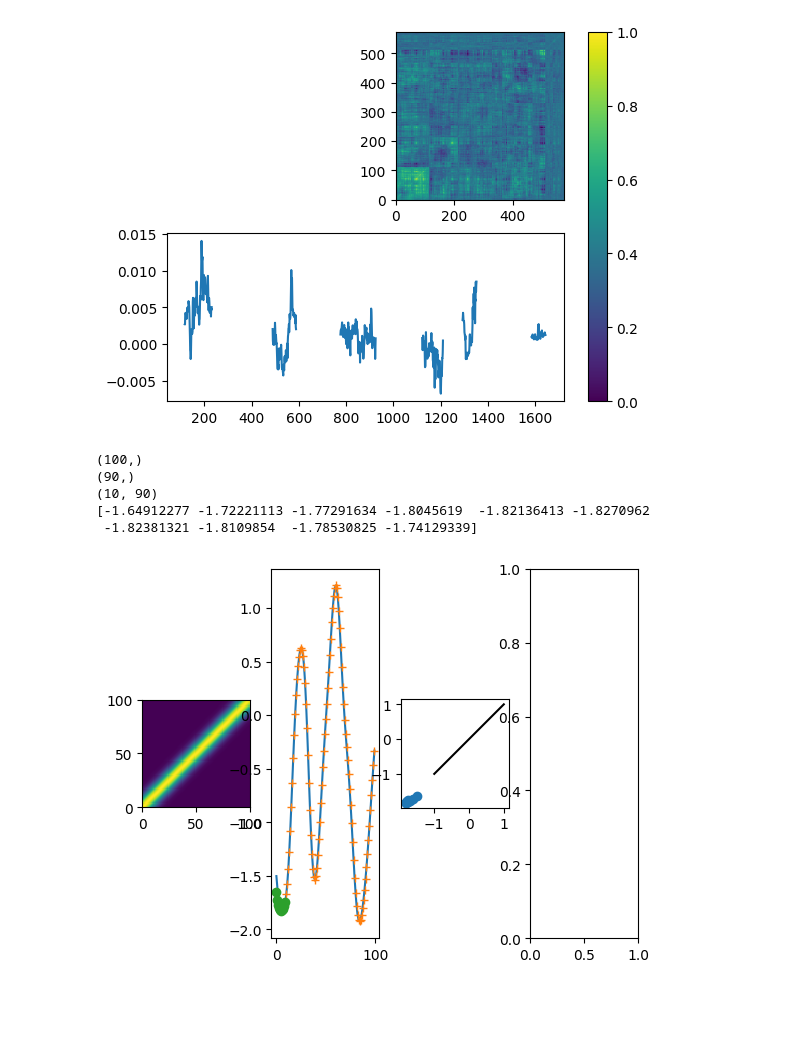
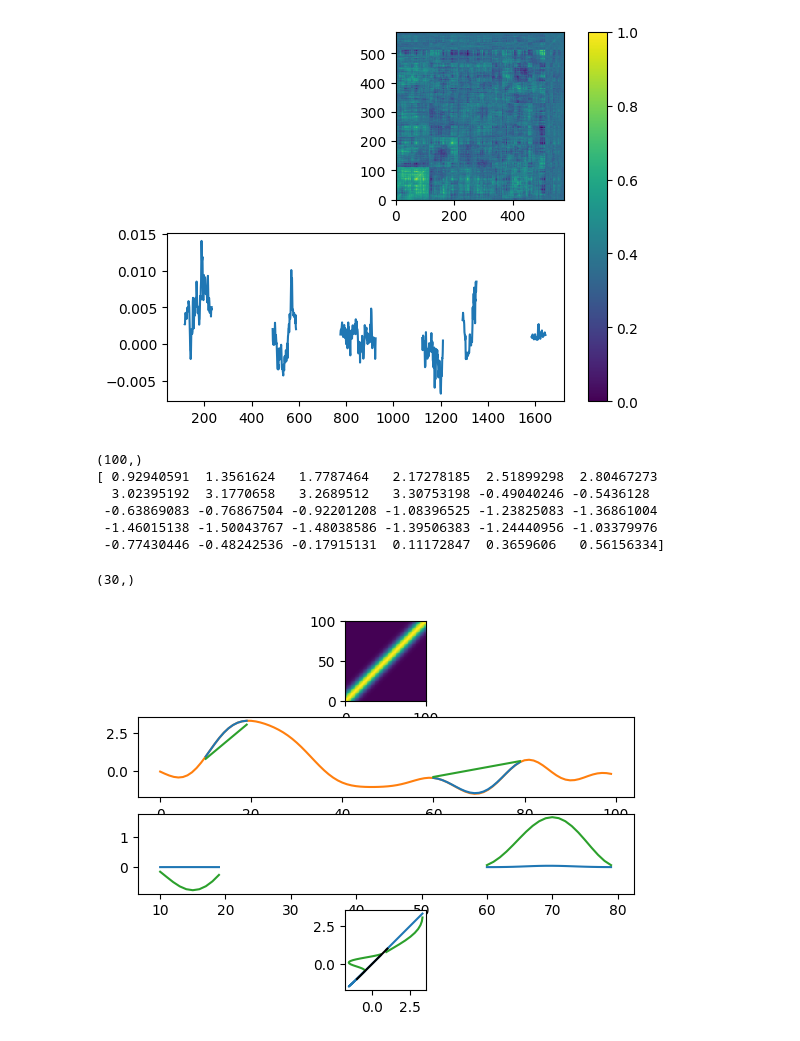
Before and after one commit to swegger/ReadMaestro, a Jupyter notebook: readExample.ipynb, the cells around one changed output. Drawn from its saved outputs; the diff is of its cells as text; code cells hidden in the pictures; blank space fills up the shorter version.

```diff
--- a/readExample.ipynb
+++ b/readExample.ipynb
@@ -189,7 +186,8 @@ print(x.shape)
 
 t = np.arange(Ntest)
 y = np.ones_like(mu_test, dtype=bool)
-y[0:10] = False
+y[10:20] = False
+y[60:80] = False
 q = sum(y)
 f = x[y]
 # muObs = mu_test[y]
@@ -206,28 +204,44 @@ mu_, a, b, c = purs.conditionalGaussian(mu_test,Sig,f,x_indices=y,obsNoise=0.000
 print(mu_)
 # %% [output]
 (100,)
-(90,)
-(10, 90)
-[-1.64912277 -1.72221113 -1.77291634 -1.8045619  -1.82136413 -1.8270962
- -1.82381321 -1.8109854  -1.78530825 -1.74129339]
+[ 0.92940591  1.3561624   1.7787464   2.17278185  2.51899298  2.80467273
+  3.02395192  3.1770658   3.2689512   3.30753198 -0.49040246 -0.5436128
+ -0.63869083 -0.76867504 -0.92201208 -1.08396525 -1.23825083 -1.36861004
+ -1.46015138 -1.50043767 -1.48038586 -1.39506383 -1.24440956 -1.03379976
+ -0.77430446 -0.48242536 -0.17915131  0.11172847  0.3659606   0.56156334]
+# %%
+# Test linear interpolation
+yinterp = np.interp(t[np.logical_not(y)], t[y], x[y])
+print(yinterp.shape)
+# %% [output]
+(30,)
 # %%
-fig, axes = plt.subplots(nrows=1, ncols=4)
+fig, axes = plt.subplots(nrows=4, ncols=1)
 axes[0].pcolor(Sig)
 axes[0].set_aspect('equal', 'box')
 #axes[1].pcolor(SigUnObs)
 #axes[1].set_aspect('equal', 'box')
 #axes[2].pcolor(SigObsObs)
 #xes[2].set_aspect('equal', 'box')
 #axes[3].pcolor(temp.T)
-axes[1].plot(t,x)
-axes[1].plot(t[y],f,'+')
-axes[1].plot(t[np.logical_not(y)],mu_,'o')
-#axes[2].plot(t[y],f-muObs)
-axes[2].plot(x[np.logical_not(y)],mu_,'o')
-axes[2].plot([-1,1],[-1,1],'k')
-axes[2].set_aspect('equal', 'box')
+axes[1].plot(t,x,'tab:orange')
+#axes[1].plot(t[y],f,'+')
+temp = np.empty_like(x)
+temp[y] = np.nan
+temp[np.logical_not(y)] = mu_
+axes[1].plot(t,temp,'tab:blue')
+axes[2].plot(t,temp-x,'tab:blue')
+axes[3].plot(x,temp,'tab:blue')
+
+temp[np.logical_not(y)] = yinterp
+axes[1].plot(t,temp,'tab:green')
+axes[2].plot(t,temp-x,'tab:green')
+axes[3].plot(x,temp,'tab:green')
+
+axes[3].plot([-1,1],[-1,1],'k')
+axes[3].set_aspect('equal', 'box')
 # %% [output]
-[figure, old version]
+[figure, new version]
 # %%
 triali = -55
 x = purs_permute.hvelocities[:,triali]
```
Also changed, not shown: parts of 8 cells of this notebook, 1 other file.
